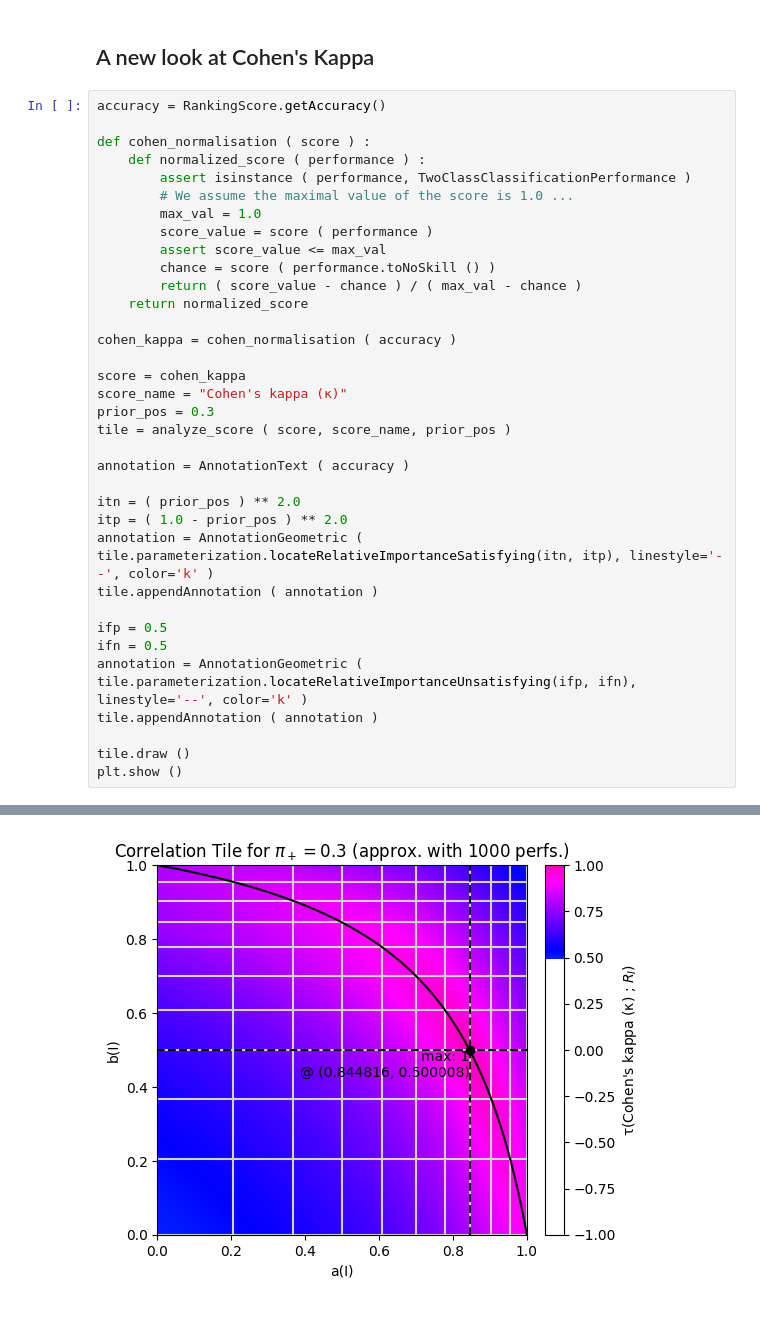
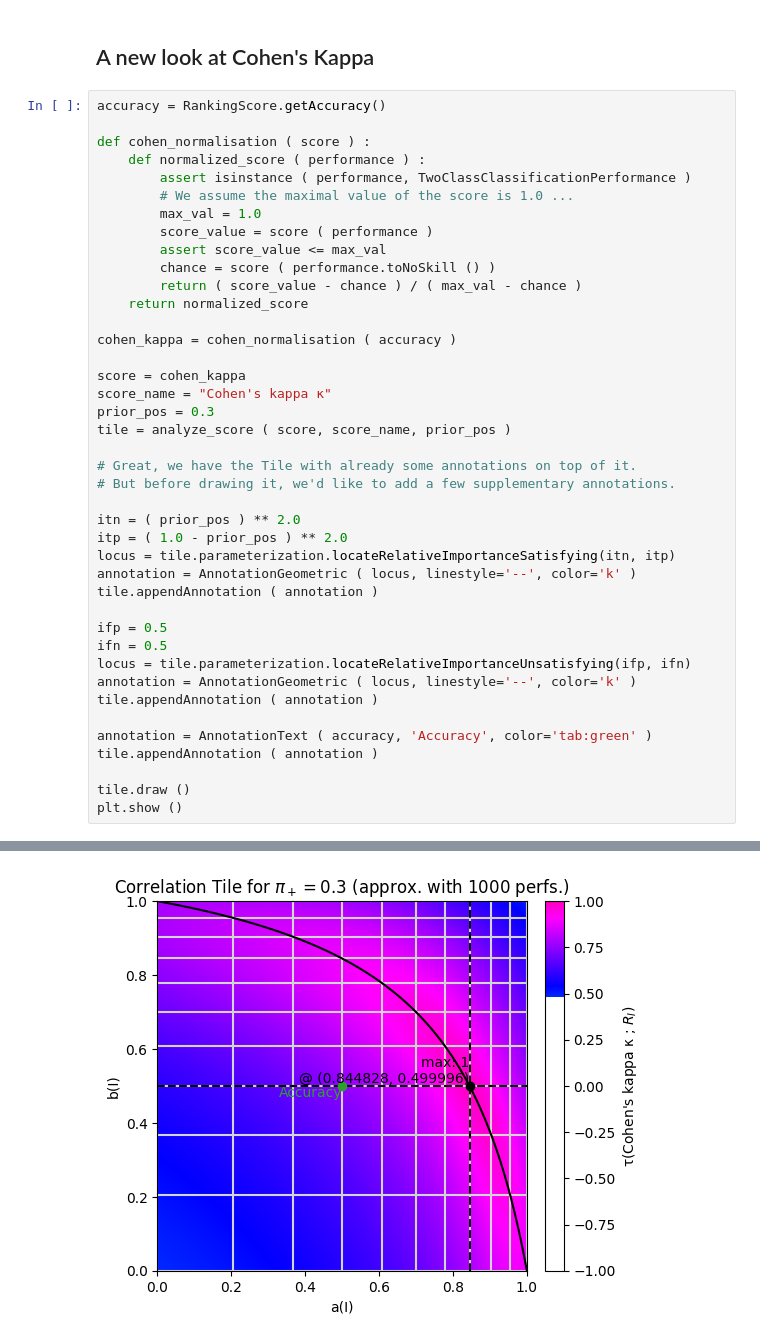
Before and after one commit to uliege-performance/sorbetto, a Jupyter notebook: examples/Pierard2024TheTile_Figure7_behaviorOfOtherScores.ipynb, the cells around one changed output, grey strips where cells are left out. Saved outputs shown, nothing was run; the diff lists cells and outputs as text.

```diff
--- a/examples/Pierard2024TheTile_Figure7_behaviorOfOtherScores.ipynb
+++ b/examples/Pierard2024TheTile_Figure7_behaviorOfOtherScores.ipynb
@@ -75,35 +84,41 @@ def cohen_normalisation ( score ) :
     def normalized_score ( performance ) :
         assert isinstance ( performance, TwoClassClassificationPerformance )
         # We assume the maximal value of the score is 1.0 ...
         max_val = 1.0
         score_value = score ( performance )
         assert score_value <= max_val
         chance = score ( performance.toNoSkill () )
         return ( score_value - chance ) / ( max_val - chance )
     return normalized_score
 
 cohen_kappa = cohen_normalisation ( accuracy )
 
 score = cohen_kappa
-score_name = "Cohen's kappa (κ)"
+score_name = "Cohen's kappa κ"
 prior_pos = 0.3
 tile = analyze_score ( score, score_name, prior_pos )
 
-annotation = AnnotationText ( accuracy )
+# Great, we have the Tile with already some annotations on top of it.
+# But before drawing it, we'd like to add a few supplementary annotations.
 
 itn = ( prior_pos ) ** 2.0
 itp = ( 1.0 - prior_pos ) ** 2.0
-annotation = AnnotationGeometric ( tile.parameterization.locateRelativeImportanceSatisfying(itn, itp), linestyle='--', color='k' )
+locus = tile.parameterization.locateRelativeImportanceSatisfying(itn, itp)
+annotation = AnnotationGeometric ( locus, linestyle='--', color='k' )
 tile.appendAnnotation ( annotation )
 
 ifp = 0.5
 ifn = 0.5
-annotation = AnnotationGeometric ( tile.parameterization.locateRelativeImportanceUnsatisfying(ifp, ifn), linestyle='--', color='k' )
+locus = tile.parameterization.locateRelativeImportanceUnsatisfying(ifp, ifn)
+annotation = AnnotationGeometric ( locus, linestyle='--', color='k' )
+tile.appendAnnotation ( annotation )
+
+annotation = AnnotationText ( accuracy, 'Accuracy', color='tab:green' )
 tile.appendAnnotation ( annotation )
 
 tile.draw ()
 plt.show ()
 # %% [output]
 WARNING:root:Something went wrong when calling the score. Maybe the score given to the Correlation Flavor is not vectorized? Continuing with sequential loop.
 Got : AssertionError().
-[figure, old version]
+[figure, new version]
```
Also changed, not shown: parts of 1 cell of this notebook, 2 other files.
